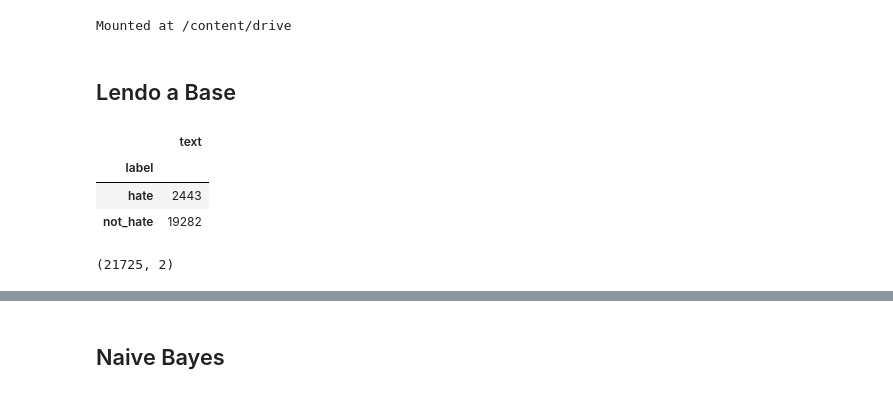
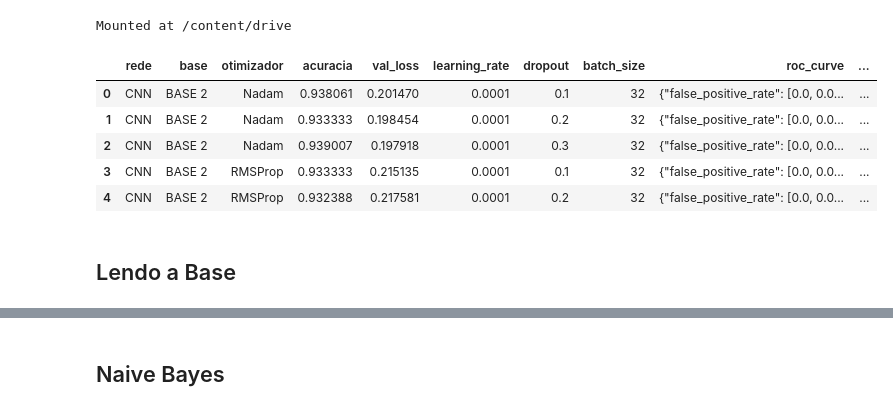
Before and after one commit to LuanPCunha/TCC, a Jupyter notebook: Treinamento_NaiveBayes.ipynb, the cells around one changed output, grey strips where cells are left out. Saved outputs shown, nothing was run; the diff lists cells and outputs as text; code cells hidden in the pictures.

Commit message:
Atualizado de acordo com as outras redes

```diff
--- a/Treinamento_NaiveBayes.ipynb
+++ b/Treinamento_NaiveBayes.ipynb
@@ -40,3 +56,24 @@ from keras import layers, models, optimizers
+# %%
+# CONSTANTES DOS RESULTADOS
+REDE = 'NaiveBayes'
+
+BASE_0 = 'BASE 0'
+BASE_1 = 'BASE 1'
+BASE_2 = 'BASE 2'
+
+# Caminho arquivo de saída
+PATH_ARQ_SAIDA = "/content/drive/MyDrive/TCC/resultados/resultados.csv"
+
+#  rede base otimizador acuracia val_loss learning_rate dropout batch_size roc_curve train_resume confusion_matrix
+resultados = pd.read_csv(PATH_ARQ_SAIDA, index_col=0)
+resultados.head()
+# %% [output]
+|  | rede | base | otimizador | acuracia | val_loss | learning_rate | dropout | batch_size | roc_curve | ... |
+| 0 | CNN | BASE 2 | Nadam | 0.938061 | 0.201470 | 0.0001 | 0.1 | 32 | {"false_positive_rate": [0.0, 0.0... | ... |
+| 1 | CNN | BASE 2 | Nadam | 0.933333 | 0.198454 | 0.0001 | 0.2 | 32 | {"false_positive_rate": [0.0, 0.0... | ... |
+| 2 | CNN | BASE 2 | Nadam | 0.939007 | 0.197918 | 0.0001 | 0.3 | 32 | {"false_positive_rate": [0.0, 0.0... | ... |
+| 3 | CNN | BASE 2 | RMSProp | 0.933333 | 0.215135 | 0.0001 | 0.1 | 32 | {"false_positive_rate": [0.0, 0.0... | ... |
+| 4 | CNN | BASE 2 | RMSProp | 0.932388 | 0.217581 | 0.0001 | 0.2 | 32 | {"false_positive_rate": [0.0, 0.0... | ... |
 # %% [markdown]
 ## Lendo a Base
 # %%
@@ -57,14 +91,0 @@ trainDF = pd.read_csv(PATH_BASE2_LEILA_LIMPISSIMA)
-# %%
-# Agrupa dados por label
-trainDF.groupby('label').count()
-# %% [output]
-|  | text |
-| label |  |
-| hate | 2443 |
-| not_hate | 19282 |
-# %%
-categorias_desejadas = ['hate', 'not_hate'] # !!!
-df_filtrado = trainDF[trainDF.label.isin(categorias_desejadas)]
-df_filtrado.shape
-# %% [output]
-(21725, 2)
```
Also changed, not shown: parts of 23 cells of this notebook.
